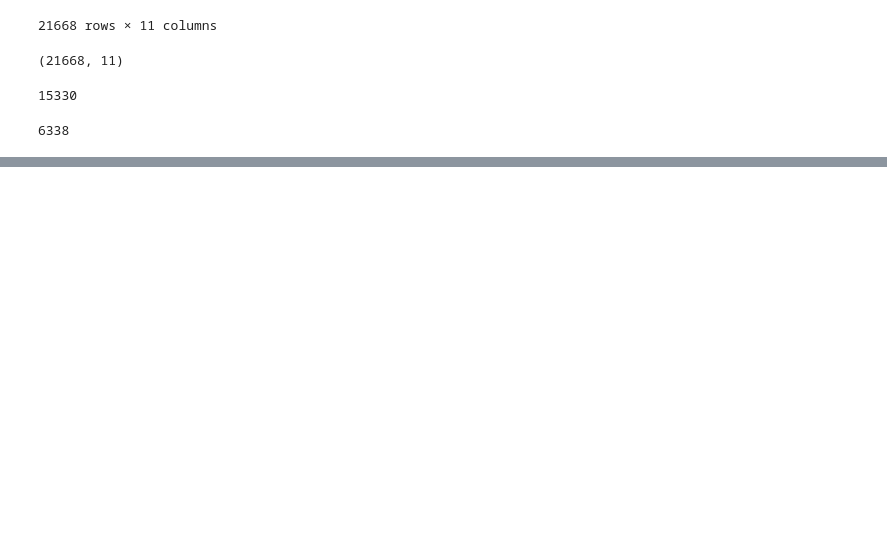
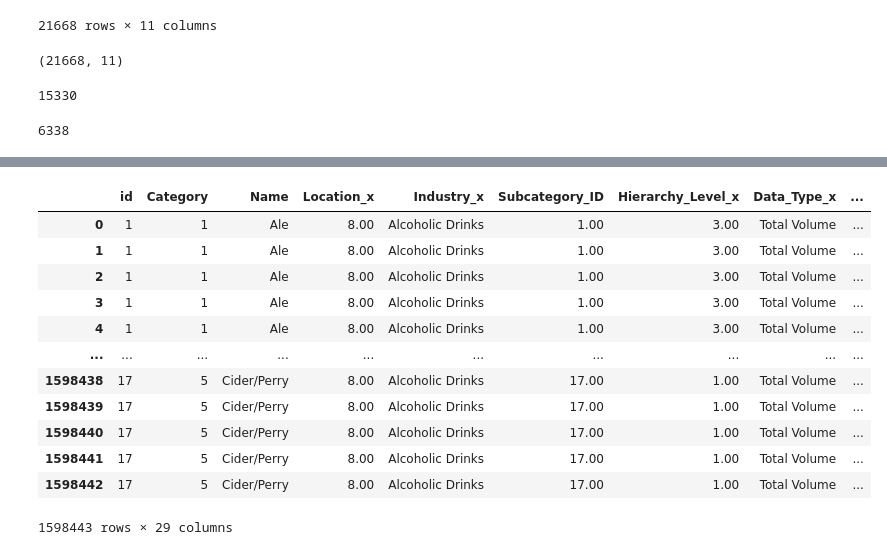
Before and after one commit to Mourad-Amj/Dragonyte_project_Team1, a Jupyter notebook: analysis.ipynb, the cells around one changed output, grey strips where cells are left out. Saved outputs shown, nothing was run; the diff lists cells and outputs as text; code cells hidden in the pictures; blank space fills up the shorter version.

```diff
--- a/analysis.ipynb
+++ b/analysis.ipynb
@@ -291,0 +374,2 @@ mask2.sum()
+# %%
+df = pd.merge(df, ms_df, left_on='Name', right_on='Subcategory')
@@ -291,0 +380,16 @@ mask2.sum()
+# %%
+df
+# %% [output]
+|  | id | Category | Name | Location_x | Industry_x | Subcategory_ID | Hierarchy_Level_x | Data_Type_x | ... |
+| 0 | 1 | 1 | Ale | 8.00 | Alcoholic Drinks | 1.00 | 3.00 | Total Volume | ... |
+| 1 | 1 | 1 | Ale | 8.00 | Alcoholic Drinks | 1.00 | 3.00 | Total Volume | ... |
+| 2 | 1 | 1 | Ale | 8.00 | Alcoholic Drinks | 1.00 | 3.00 | Total Volume | ... |
+| 3 | 1 | 1 | Ale | 8.00 | Alcoholic Drinks | 1.00 | 3.00 | Total Volume | ... |
+| 4 | 1 | 1 | Ale | 8.00 | Alcoholic Drinks | 1.00 | 3.00 | Total Volume | ... |
+| ... | ... | ... | ... | ... | ... | ... | ... | ... | ... |
+| 1598438 | 17 | 5 | Cider/Perry | 8.00 | Alcoholic Drinks | 17.00 | 1.00 | Total Volume | ... |
+| 1598439 | 17 | 5 | Cider/Perry | 8.00 | Alcoholic Drinks | 17.00 | 1.00 | Total Volume | ... |
+| 1598440 | 17 | 5 | Cider/Perry | 8.00 | Alcoholic Drinks | 17.00 | 1.00 | Total Volume | ... |
+| 1598441 | 17 | 5 | Cider/Perry | 8.00 | Alcoholic Drinks | 17.00 | 1.00 | Total Volume | ... |
+| 1598442 | 17 | 5 | Cider/Perry | 8.00 | Alcoholic Drinks | 17.00 | 1.00 | Total Volume | ... |
+1598443 rows × 29 columns
```
Also changed, not shown: parts of 17 cells of this notebook.
